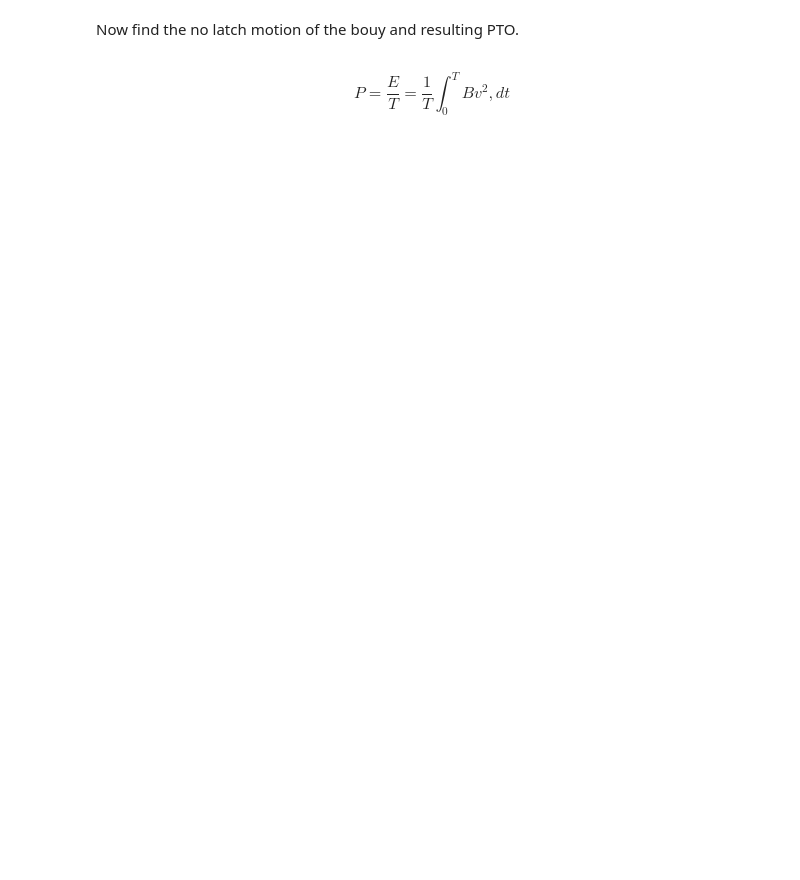
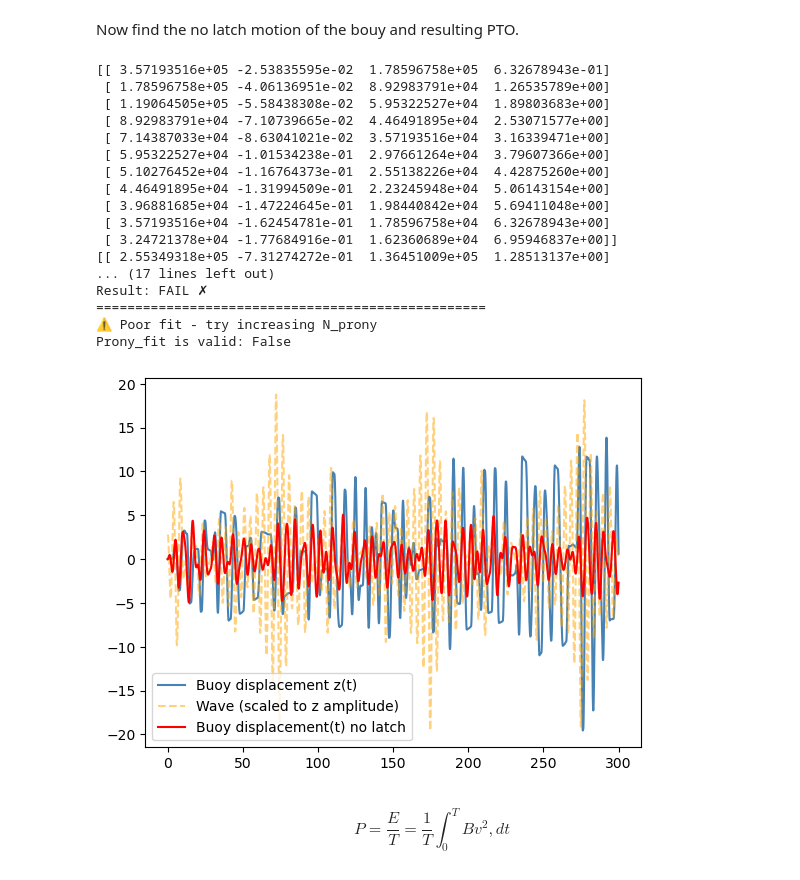
Before and after one commit to lbuckley-jpg/MDM2-Project-2, a Jupyter notebook: Code/Capytaine/PointAbsorber/Pontryagin latching.ipynb, the cells around one changed output. Saved outputs shown, nothing was run; the diff lists cells and outputs as text; code cells hidden in the pictures; blank space fills up the shorter version.

```diff
--- a/Code/Capytaine/PointAbsorber/Pontryagin latching.ipynb
+++ b/Code/Capytaine/PointAbsorber/Pontryagin latching.ipynb
@@ -694,6 +741,30 @@ Now find the no latch motion of the bouy and resulting PTO.
 # %%
 state_no_latch = no_latch_solution(omega_range, B_rad, t_grid, params, f_ex, N = 11)
 zdot_vals_no_latch = state_no_latch.sol(t_grid)[1]
+plt.plot(t_grid, z_vals,    label='Buoy displacement z(t)', color='steelblue')
+plt.plot(t_grid, wave_norm, label='Wave (scaled to z amplitude)', color = "orange", linestyle='--', alpha=0.5)
+plt.plot(t_grid, state_no_latch.sol(t_grid)[0], label='Buoy displacement(t) no latch', color='red')
+plt.legend()
+plt.show()
+# %% [output]
+[[ 3.57193516e+05 -2.53835595e-02  1.78596758e+05  6.32678943e-01]
+ [ 1.78596758e+05 -4.06136951e-02  8.92983791e+04  1.26535789e+00]
+ [ 1.19064505e+05 -5.58438308e-02  5.95322527e+04  1.89803683e+00]
+ [ 8.92983791e+04 -7.10739665e-02  4.46491895e+04  2.53071577e+00]
+ [ 7.14387033e+04 -8.63041021e-02  3.57193516e+04  3.16339471e+00]
+ [ 5.95322527e+04 -1.01534238e-01  2.97661264e+04  3.79607366e+00]
+ [ 5.10276452e+04 -1.16764373e-01  2.55138226e+04  4.42875260e+00]
+ [ 4.46491895e+04 -1.31994509e-01  2.23245948e+04  5.06143154e+00]
+ [ 3.96881685e+04 -1.47224645e-01  1.98440842e+04  5.69411048e+00]
+ [ 3.57193516e+04 -1.62454781e-01  1.78596758e+04  6.32678943e+00]
+ [ 3.24721378e+04 -1.77684916e-01  1.62360689e+04  6.95946837e+00]]
+[[ 2.55349318e+05 -7.31274272e-01  1.36451009e+05  1.28513137e+00]
+... (17 lines left out)
+Result: FAIL ✗
+==================================================
+⚠ Poor fit - try increasing N_prony
+Prony_fit is valid: False
+[figure, added]
 # %% [markdown]
 $$P = \frac{E}{T} = \frac{1}{T} \int_0^T B v^2 , dt$$
 # %%
```
Also changed, not shown: parts of 5 cells of this notebook.
